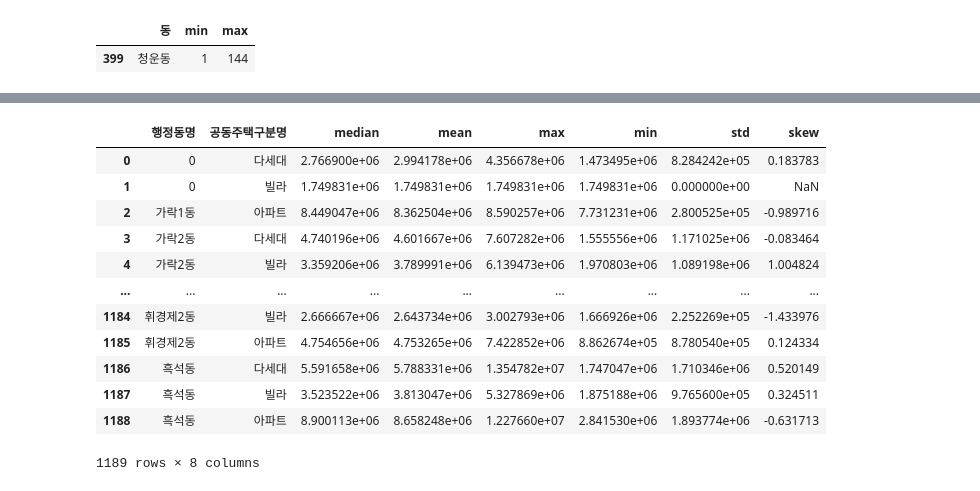
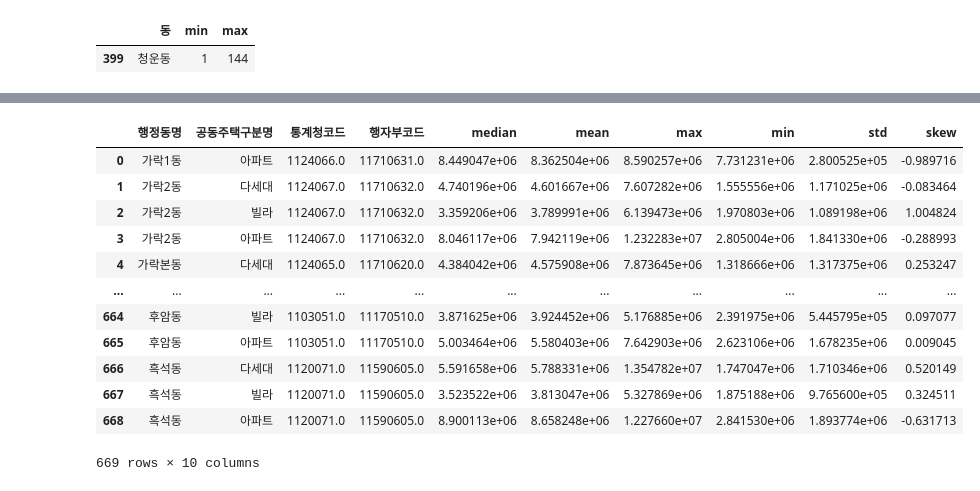
Before and after one commit to icehongsi/seoulresearch_project, a Jupyter notebook: Research/공동주택지가분석.ipynb, the cells around one changed output, grey strips where cells are left out. Cells and saved outputs as stored; diff of their text form; code cells hidden in the pictures.

```diff
--- a/Research/공동주택지가분석.ipynb
+++ b/Research/공동주택지가분석.ipynb
@@ -98,3 +97,6 @@ def find_hangdong(x):
 jiga["행정동명"] = jiga["주소"].apply(find_hangdong)
 # %%
 jiga = jiga[~jiga["행정동명"].isna()] #결측값이 18개이므로 단순하게 결측값을 버립니다
+# %%
+jiga["구"] = jiga["법정동명"].apply(lambda x: x.split(" ")[1])
+jiga.head()
@@ -100,0 +110,3 @@ jiga = jiga[~jiga["행정동명"].isna()] #결측값이 18개이므로 단순하
+# %%
+jiga["구동"] = jiga["구"].astype(str) + " " + jiga["행정동명"].astype(str)
+print(jiga)
@@ -100,0 +131,6 @@ jiga = jiga[~jiga["행정동명"].isna()] #결측값이 18개이므로 단순하
+# %%
+code = pd.read_csv("C:\\Users\Youngju Hong\Documents\GitHub\seoulresearch_project\Research\행정동코드.csv")
+
+gudong_to_tong_code = dict(zip(code["구동"], code["통계청코드"]))
+gudong_to_hang_code = dict(zip(code["구동"], code["행자부코드"]))
+code.head()
@@ -101,3 +144,6 @@ jiga = jiga[~jiga["행정동명"].isna()] #결측값이 18개이므로 단순하
+# %%
+jiga["통계청코드"] = jiga["구동"].apply(lambda x: gudong_to_tong_code[x] if x in gudong_to_tong_code else None)
+jiga["행자부코드"] = jiga["구동"].apply(lambda x: gudong_to_hang_code[x]if x in gudong_to_hang_code else None)
 # %%
 jiga["평방미터당 가격"] = jiga["공시가격"] / jiga["전용면적"].astype(float)
 # %%
@@ -107,20 +164,20 @@ AttributeError: 'DataFrame' object has no attribute 'unique'
 # %%
-jiga_insight= jiga.groupby(by = ["행정동명", "공동주택구분명"])["평방미터당 가격"].agg(["median", "mean", "max", "min", "std", "skew"]).reset_index()
+jiga_insight= jiga.groupby(by = ["행정동명", "공동주택구분명","통계청코드", "행자부코드"])["평방미터당 가격"].agg(["median", "mean", "max", "min", "std", "skew"]).reset_index()
 jiga_insight
 # %% [output]
-|  | 행정동명 | 공동주택구분명 | median | mean | max | min | std | skew |
-| 0 | 0 | 다세대 | 2.766900e+06 | 2.994178e+06 | 4.356678e+06 | 1.473495e+06 | 8.284242e+05 | 0.183783 |
-| 1 | 0 | 빌라 | 1.749831e+06 | 1.749831e+06 | 1.749831e+06 | 1.749831e+06 | 0.000000e+00 | NaN |
-| 2 | 가락1동 | 아파트 | 8.449047e+06 | 8.362504e+06 | 8.590257e+06 | 7.731231e+06 | 2.800525e+05 | -0.989716 |
-| 3 | 가락2동 | 다세대 | 4.740196e+06 | 4.601667e+06 | 7.607282e+06 | 1.555556e+06 | 1.171025e+06 | -0.083464 |
-| 4 | 가락2동 | 빌라 | 3.359206e+06 | 3.789991e+06 | 6.139473e+06 | 1.970803e+06 | 1.089198e+06 | 1.004824 |
-| ... | ... | ... | ... | ... | ... | ... | ... | ... |
-| 1184 | 휘경제2동 | 빌라 | 2.666667e+06 | 2.643734e+06 | 3.002793e+06 | 1.666926e+06 | 2.252269e+05 | -1.433976 |
-| 1185 | 휘경제2동 | 아파트 | 4.754656e+06 | 4.753265e+06 | 7.422852e+06 | 8.862674e+05 | 8.780540e+05 | 0.124334 |
-| 1186 | 흑석동 | 다세대 | 5.591658e+06 | 5.788331e+06 | 1.354782e+07 | 1.747047e+06 | 1.710346e+06 | 0.520149 |
-| 1187 | 흑석동 | 빌라 | 3.523522e+06 | 3.813047e+06 | 5.327869e+06 | 1.875188e+06 | 9.765600e+05 | 0.324511 |
-| 1188 | 흑석동 | 아파트 | 8.900113e+06 | 8.658248e+06 | 1.227660e+07 | 2.841530e+06 | 1.893774e+06 | -0.631713 |
+|  | 행정동명 | 공동주택구분명 | 통계청코드 | 행자부코드 | median | mean | max | min | std | skew |
+| 0 | 가락1동 | 아파트 | 1124066.0 | 11710631.0 | 8.449047e+06 | 8.362504e+06 | 8.590257e+06 | 7.731231e+06 | 2.800525e+05 | -0.989716 |
+| 1 | 가락2동 | 다세대 | 1124067.0 | 11710632.0 | 4.740196e+06 | 4.601667e+06 | 7.607282e+06 | 1.555556e+06 | 1.171025e+06 | -0.083464 |
+| 2 | 가락2동 | 빌라 | 1124067.0 | 11710632.0 | 3.359206e+06 | 3.789991e+06 | 6.139473e+06 | 1.970803e+06 | 1.089198e+06 | 1.004824 |
+| 3 | 가락2동 | 아파트 | 1124067.0 | 11710632.0 | 8.046117e+06 | 7.942119e+06 | 1.232283e+07 | 2.805004e+06 | 1.841330e+06 | -0.288993 |
+| 4 | 가락본동 | 다세대 | 1124065.0 | 11710620.0 | 4.384042e+06 | 4.575908e+06 | 7.873645e+06 | 1.318666e+06 | 1.317375e+06 | 0.253247 |
+| ... | ... | ... | ... | ... | ... | ... | ... | ... | ... | ... |
+| 664 | 후암동 | 빌라 | 1103051.0 | 11170510.0 | 3.871625e+06 | 3.924452e+06 | 5.176885e+06 | 2.391975e+06 | 5.445795e+05 | 0.097077 |
+| 665 | 후암동 | 아파트 | 1103051.0 | 11170510.0 | 5.003464e+06 | 5.580403e+06 | 7.642903e+06 | 2.623106e+06 | 1.678235e+06 | 0.009045 |
+| 666 | 흑석동 | 다세대 | 1120071.0 | 11590605.0 | 5.591658e+06 | 5.788331e+06 | 1.354782e+07 | 1.747047e+06 | 1.710346e+06 | 0.520149 |
+| 667 | 흑석동 | 빌라 | 1120071.0 | 11590605.0 | 3.523522e+06 | 3.813047e+06 | 5.327869e+06 | 1.875188e+06 | 9.765600e+05 | 0.324511 |
+| 668 | 흑석동 | 아파트 | 1120071.0 | 11590605.0 | 8.900113e+06 | 8.658248e+06 | 1.227660e+07 | 2.841530e+06 | 1.893774e+06 | -0.631713 |
-1189 rows × 8 columns
+669 rows × 10 columns
 # %%
 import scipy.stats
 trimmean = lambda x: scipy.stats.trim_mean(x, 0.1)
```
Also changed, not shown: parts of 9 cells of this notebook, 5 other files.
